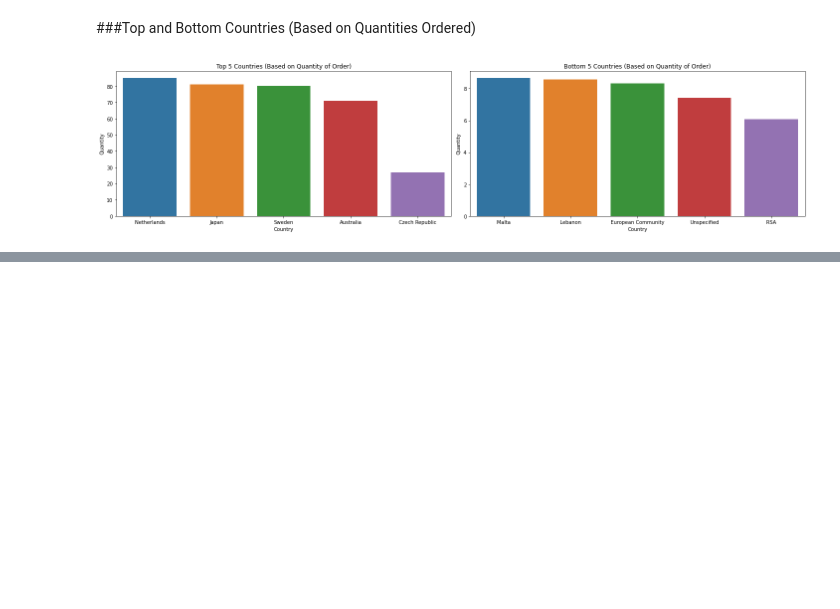
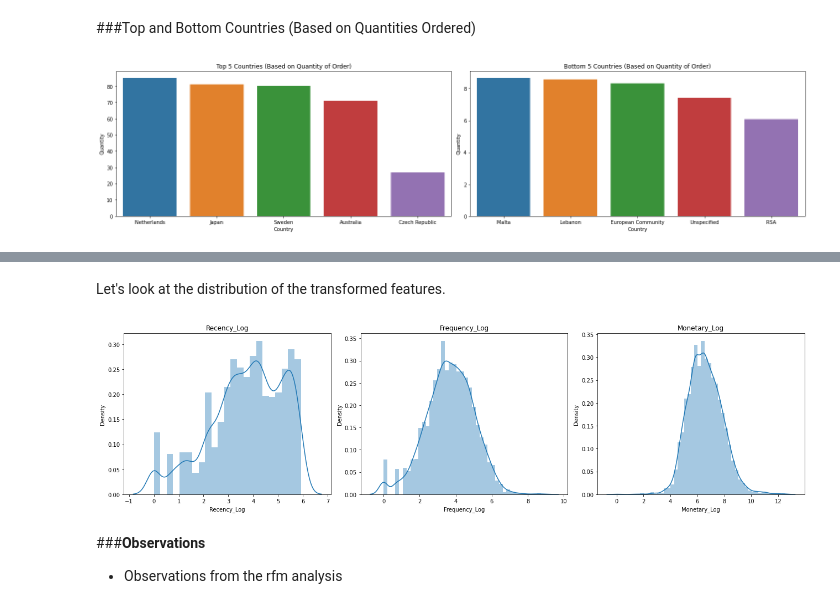
Before and after one commit to shadabsgit/ML-Clustering-Capstone-Project, a Jupyter notebook: Online_Retail_Customer_Segmentation_Capstone_Project.ipynb, the cells around one changed output, grey strips where cells are left out. Saved outputs shown, nothing was run; the diff lists cells and outputs as text; code cells hidden in the pictures; blank space fills up the shorter version.

Commit message:
RFM Analysis

```diff
--- a/Online_Retail_Customer_Segmentation_Capstone_Project.ipynb
+++ b/Online_Retail_Customer_Segmentation_Capstone_Project.ipynb
@@ -485,0 +607,11 @@ plt.tight_layout()
+# %%
+#Replacing all the zero values to 1 to run the transformation without a hassle
+rfm_df.replace(0.0,1,inplace=True)
+
+#Applying Log transformation
+rfm_df['Recency_Log']   = rfm_df['Recency'].apply(np.log)
+rfm_df['Frequency_Log'] = rfm_df['Frequency'].apply(np.log)
+rfm_df['Monetary_Log']  = rfm_df['Monetary'].apply(np.log)
+
+#Viewing the RFM data
+rfm_df.reset_index().head()
@@ -485,0 +625,19 @@ plt.tight_layout()
+# %% [markdown]
+Let's look at the distribution of the transformed features.
+# %%
+#Columns to analyse distribution
+cols = ['Recency_Log', 'Frequency_Log',	'Monetary_Log']
+
+#Plotting the distribution
+plt.figure(figsize=(18,5))
+for n,col in enumerate(cols):
+  plt.subplot(1, 3, n+1)
+  sns.distplot(rfm_df[col])
+  plt.title(col.title())
+  plt.tight_layout()
+# %% [output]
+[figure, added]
+# %% [markdown]
+###**Observations**
+
+* Observations from the rfm analysis
```
Also changed, not shown: parts of 16 cells of this notebook.
